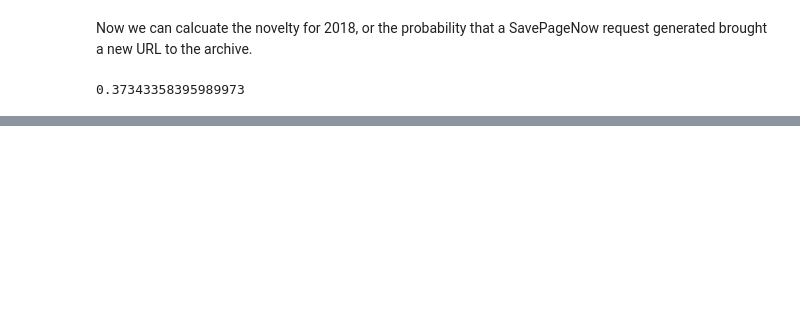
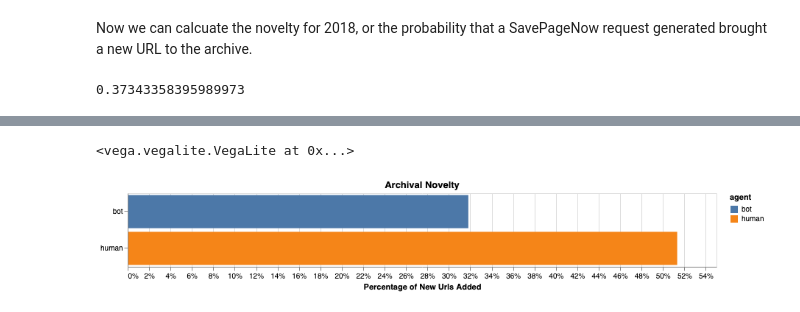
Before and after one commit to edsu/spn, a Jupyter notebook: notebooks/Archival Novelty.ipynb, the cells around one changed output, grey strips where cells are left out. Cells and saved outputs as stored; diff of their text form; code cells hidden in the pictures; blank space fills up the shorter version.

```diff
--- a/notebooks/Archival Novelty.ipynb
+++ b/notebooks/Archival Novelty.ipynb
@@ -182,0 +147,3 @@ for year in range(2013, 2019):
+# %%
+sample = pandas.read_csv('results/novelty-sample.csv')
+sample.head()
@@ -183,19 +212,28 @@ for year in range(2013, 2019):
 # %%
 import altair
 altair.renderers.enable('notebook')
 
-novelty_df = pandas.DataFrame(novelty_by_year)
+novelty_df = pandas.DataFrame({
+    'novelty': [
+        len(sample.query('bot == "true" & new_url == "true"')) / len(sample.query('bot == "true"')),
+        len(sample.query('bot == "false" & new_url == "true"')) / len(sample.query('bot == "false"'))
+    ],
+    'agent': ["bot", "human"]
+})
 
 chart = altair.Chart(novelty_df).mark_bar().encode(
-    altair.X('bots:N', title=''),
-    altair.Y('novelty:Q', axis=altair.Axis(format='%')),
-    altair.Color('bots:N'), #, title='Bots', scale=altair.Scale(scheme='tableau20'))
-    altair.Column('year:O', title=''),
+    altair.Y('agent:N', title=""),
+    altair.X('novelty:Q', axis=altair.Axis(format='%', title="Percentage of New Urls Added")),
+    altair.Color('agent:N')
 )
 
 chart = chart.properties(
-    width=50,
-    title='Archival Novelty by Year'
+    width=800,
+    height=100,
+    title='Archival Novelty'
 )
 
 chart
+# %% [output]
+<vega.vegalite.VegaLite at 0x...>
+[figure, added]
```
Also changed, not shown: parts of 26 cells of this notebook, 1 other file.
